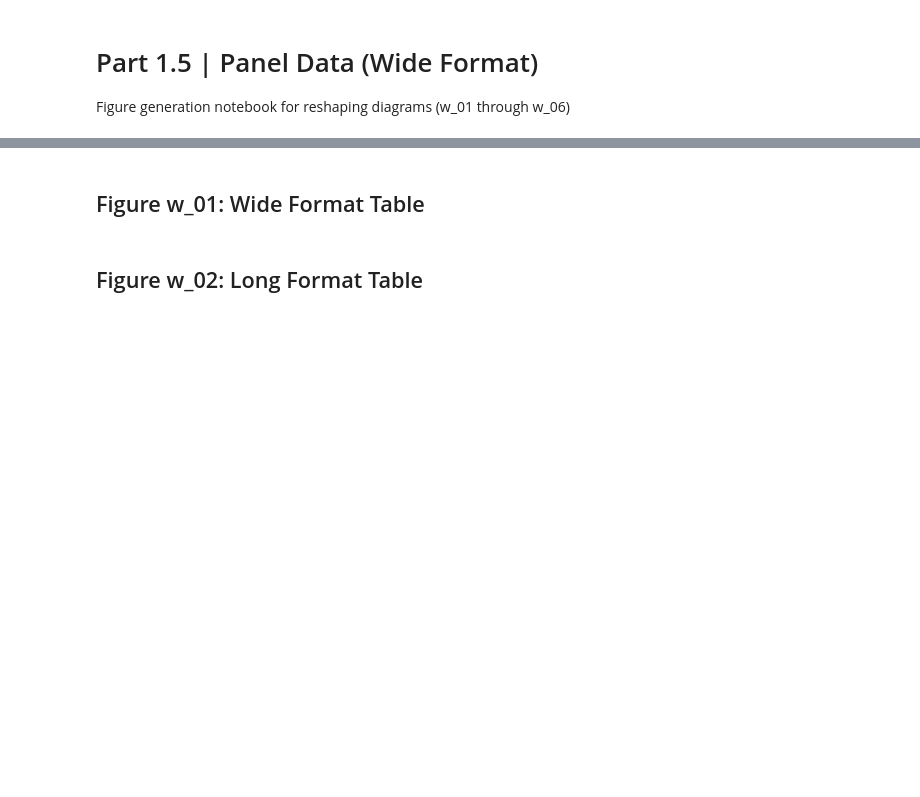
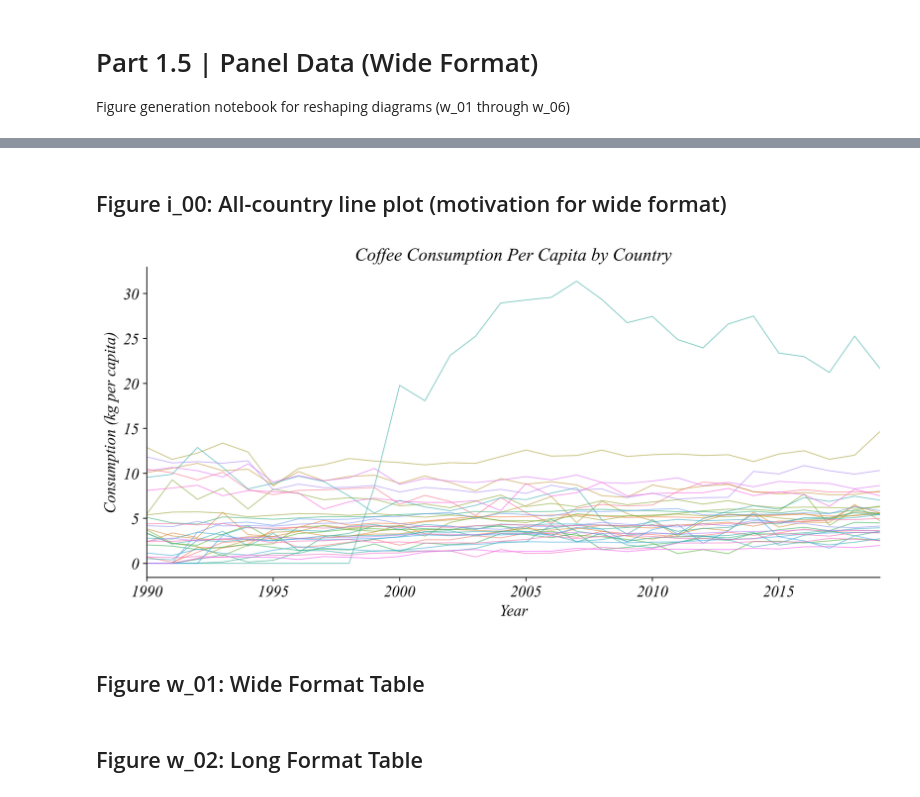
Before and after one commit to tayweid/tayweid.github.io, a Jupyter notebook: econ-0150/parts/part-1-5/Main_1_5.ipynb, the cells around one changed output, grey strips where cells are left out. Saved outputs shown, nothing was run; the diff lists cells and outputs as text; code cells hidden in the pictures; blank space fills up the shorter version.

```diff
--- a/econ-0150/parts/part-1-5/Main_1_5.ipynb
+++ b/econ-0150/parts/part-1-5/Main_1_5.ipynb
@@ -33,3 +40,26 @@ subset
+# %% [markdown]
+## Figure i_00: All-country line plot (motivation for wide format)
+# %%
+# Figure i_00: All-country multi-line plot
+# Melt all countries to long format
+year_cols = [str(y) for y in range(1990, 2020)]
+all_long = percap[['Code'] + year_cols].melt(
+    id_vars='Code', var_name='Year', value_name='Consumption'
+)
+all_long['Year'] = all_long['Year'].astype(int)
+
+plt.figure(figsize=(10, 5))
+sns.lineplot(data=all_long, x='Year', y='Consumption', hue='Code', linewidth=0.8, alpha=0.6, legend=False)
+
+plt.xlabel('Year')
+plt.xlim(1990,2019)
+plt.ylabel('Consumption (kg per capita)')
+plt.title('Coffee Consumption Per Capita by Country')
+sns.despine()
+plt.tight_layout()
+plt.savefig('i/i_00.png', bbox_inches='tight')
+# %% [output]
+[figure, added]
 # %% [markdown]
 ## Figure w_01: Wide Format Table
 # %%
```
Also changed, not shown: parts of 1 cell of this notebook, 39 other files.
